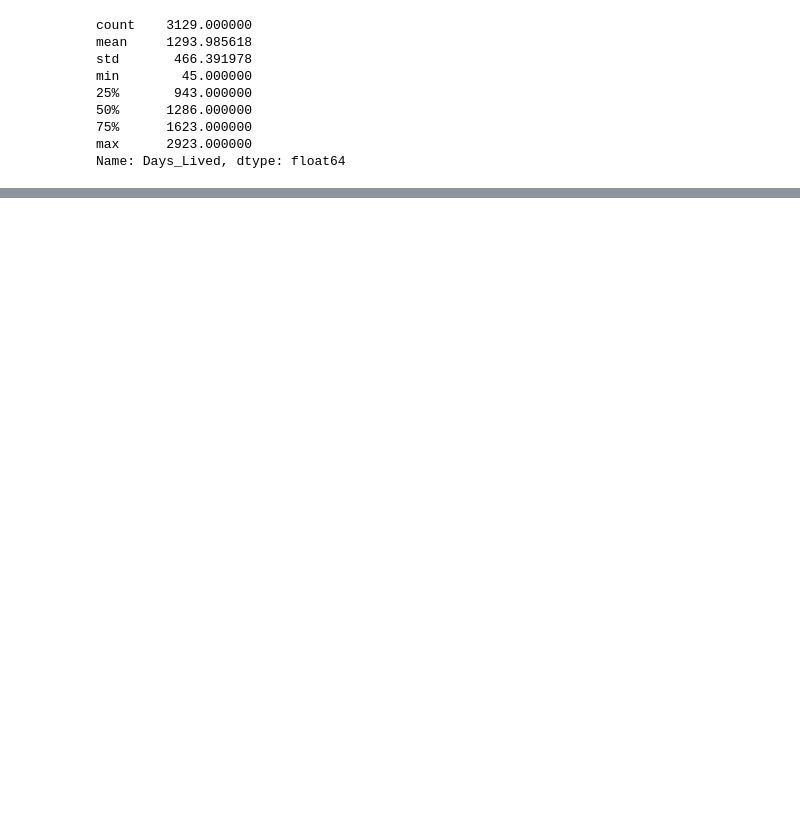
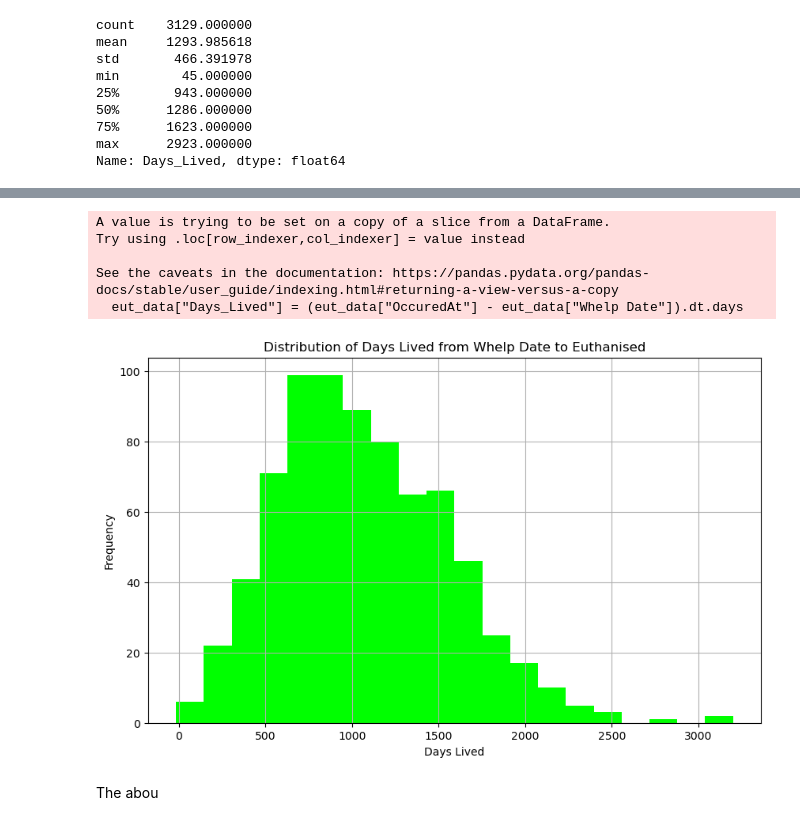
Before and after one commit to sba22178/capstone2023, a Jupyter notebook: Adding the status cloumn.ipynb, the cells around one changed output, grey strips where cells are left out. Drawn from its saved outputs; the diff is of its cells as text; code cells hidden in the pictures; blank space fills up the shorter version.

```diff
--- a/Adding the status cloumn.ipynb
+++ b/Adding the status cloumn.ipynb
@@ -233,0 +302,25 @@ A histogram or a kernel density plot can provide a visual representation of the
+# %%
+# Filter data for greyhounds with "DIE" (Death) status
+eut_data = df[df["Status"] == "EUT"]
+# %%
+# Calculate the time difference in days between Whelp Date and OccuredAt
+eut_data["Days_Lived"] = (eut_data["OccuredAt"] - eut_data["Whelp Date"]).dt.days
+# %% [output]
+A value is trying to be set on a copy of a slice from a DataFrame.
+Try using .loc[row_indexer,col_indexer] = value instead
+
+See the caveats in the documentation: https://pandas.pydata.org/pandas-docs/stable/user_guide/indexing.html#returning-a-view-versus-a-copy
+  eut_data["Days_Lived"] = (eut_data["OccuredAt"] - eut_data["Whelp Date"]).dt.days
+# %%
+# Plot a histogram of days lived
+plt.figure(figsize=(10, 6))
+plt.hist(eut_data["Days_Lived"], bins=20, color="lime")
+plt.title("Distribution of Days Lived from Whelp Date to Euthanised")
+plt.xlabel("Days Lived")
+plt.ylabel("Frequency")
+plt.grid(True)
+plt.show()
+# %% [output]
+[figure, added]
+# %% [markdown]
+The abou
```
Also changed, not shown: parts of 8 cells of this notebook.
